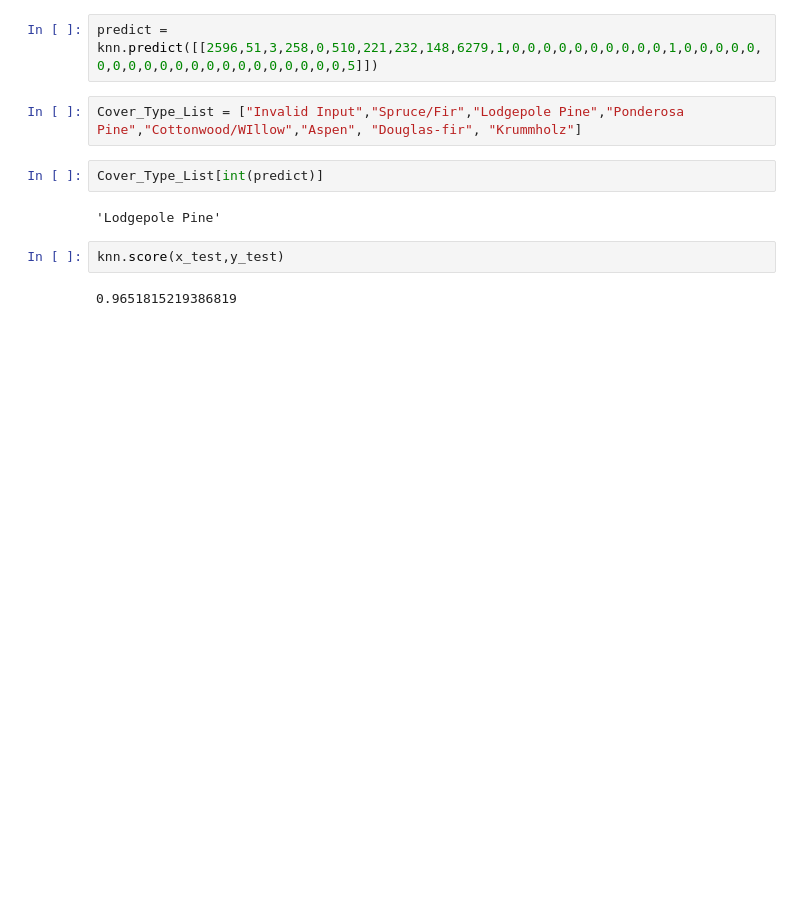
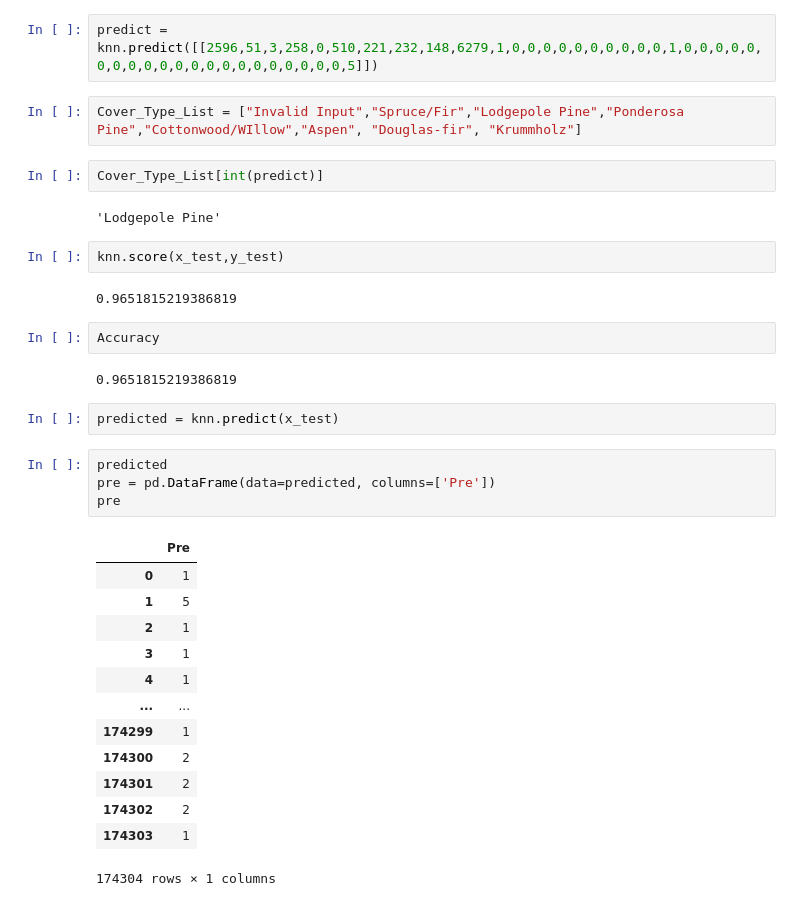
Before and after one commit to Piyushh69/Forest-Cover-Type-Prediction, a Jupyter notebook: Forest_cover_type.ipynb, the cells around one changed output. Cells and saved outputs as stored; diff of their text form; blank space fills up the shorter version.

```diff
--- a/Forest_cover_type.ipynb
+++ b/Forest_cover_type.ipynb
@@ -260,3 +264,27 @@ Cover_Type_List[int(predict)]
 knn.score(x_test,y_test)
 # %% [output]
 0.9651815219386819
+# %%
+Accuracy
+# %% [output]
+0.9651815219386819
+# %%
+predicted = knn.predict(x_test)
+# %%
+predicted
+pre = pd.DataFrame(data=predicted, columns=['Pre'])
+pre
+# %% [output]
+|  | Pre |
+| 0 | 1 |
+| 1 | 5 |
+| 2 | 1 |
+| 3 | 1 |
+| 4 | 1 |
+| ... | ... |
+| 174299 | 1 |
+| 174300 | 2 |
+| 174301 | 2 |
+| 174302 | 2 |
+| 174303 | 1 |
+174304 rows × 1 columns
```
Also changed, not shown: parts of 6 cells of this notebook, 1 other file.
